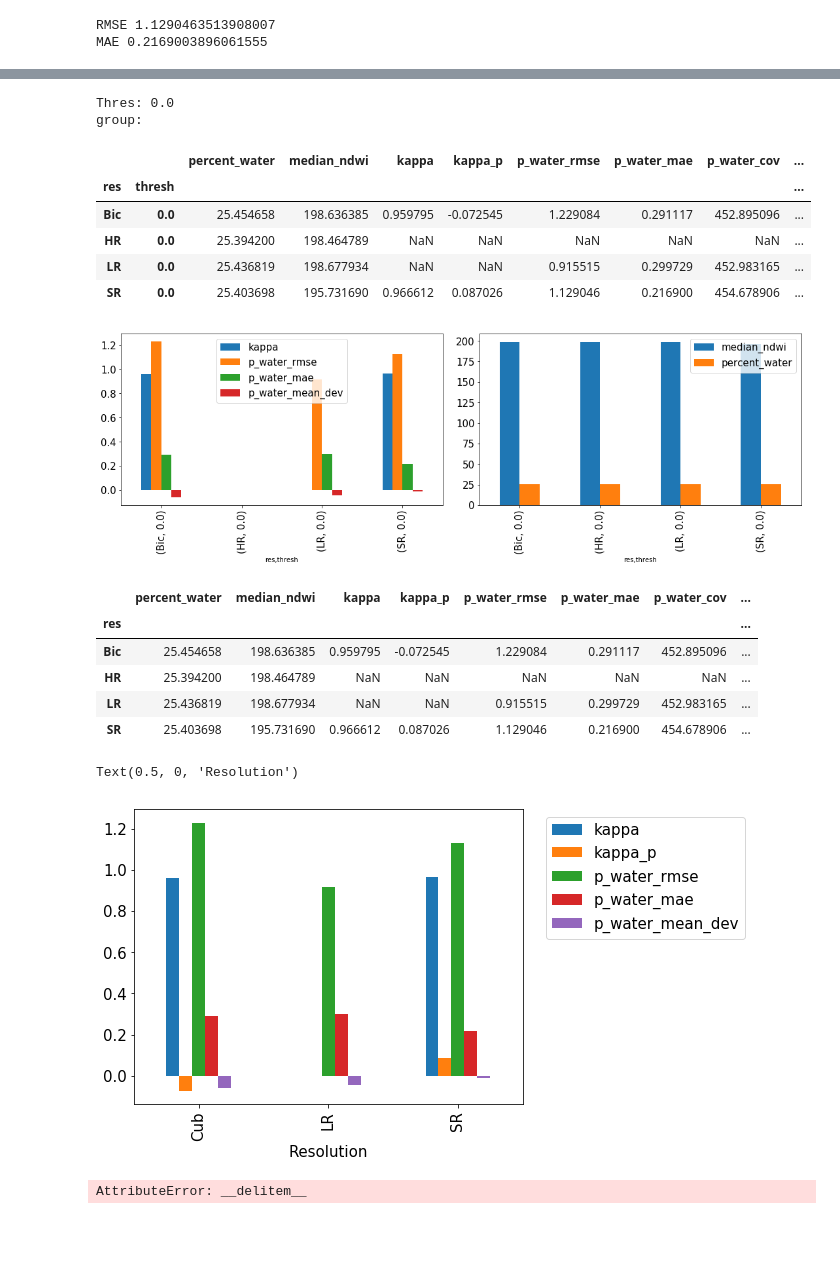
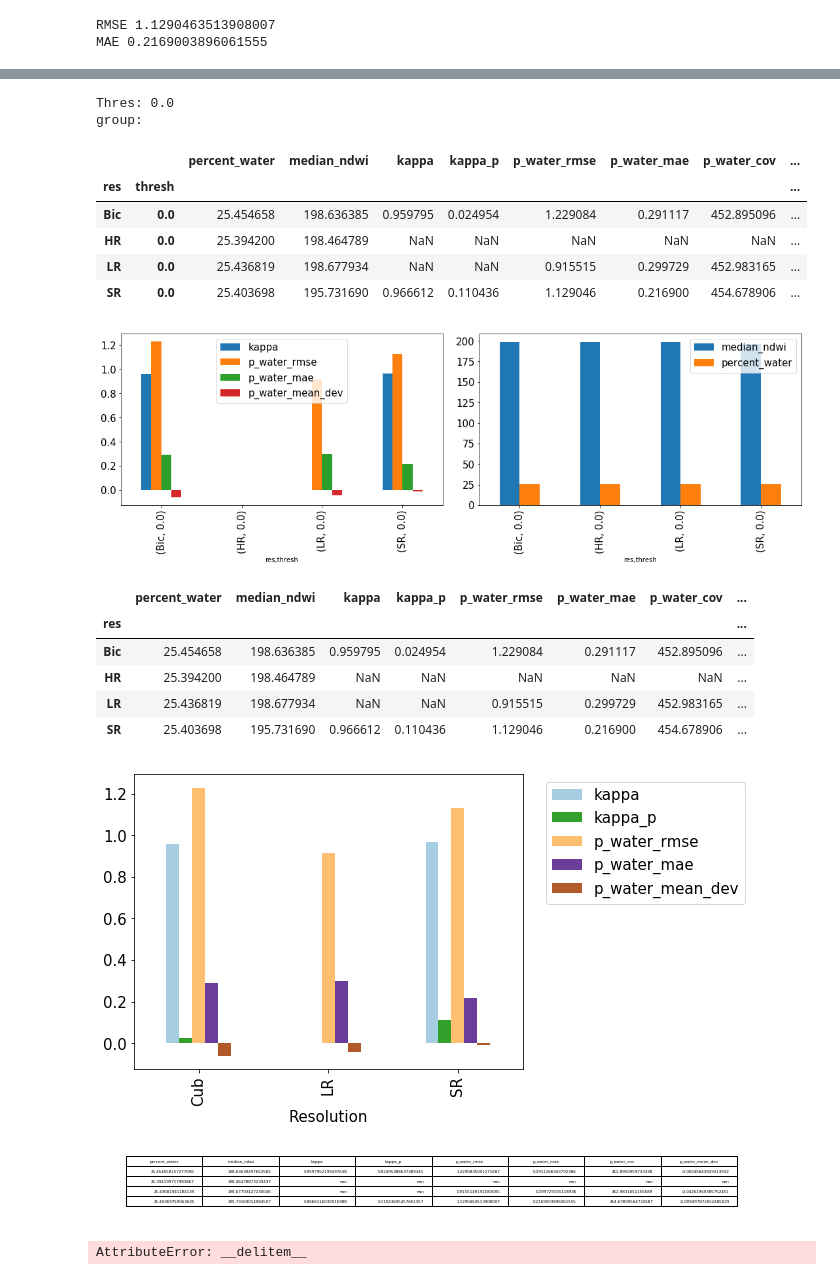
Before and after one commit to elezine/pixel-smasher, a Jupyter notebook: old_BasicSR/codes/notebooks/analysis_plots_v2.ipynb, the cells around one changed output, grey strips where cells are left out. Drawn from its saved outputs; the diff is of its cells as text; code cells hidden in the pictures; blank space fills up the shorter version.

Commit message:
updated working version of kappa prime! But need to change plots.

```diff
--- a/old_BasicSR/codes/notebooks/analysis_plots_v2.ipynb
+++ b/old_BasicSR/codes/notebooks/analysis_plots_v2.ipynb
@@ -17,6 +18,7 @@ pd.options.display.max_columns = 60
 # data_pth='/mnt/g/Planet/project_data/classification_stats_x10_local-masked_400000_tmp_1k.csv'
 data_pth='/home/ethan_kyzivat/code/pixel-smasher/classification_stats_x10_local-masked_400000_save.csv'
 
+plots_dir='/data_dir/other/figs'
 data=pd.read_csv(data_pth)
 del data['Unnamed: 0']
 data.head()
@@ -31,0 +40,14 @@ data.head()
+# %%
+## Set kappa prime values that are negative to zero to avoid biasing the averaging!
+# Avoiding chaining errors (here: https://pandas.pydata.org/pandas-docs/stable/user_guide/indexing.html#returning-a-view-versus-a-copy)
+# data_c=data.copy()
+'''
+Don't do:
+data['kappa_p2']=np.max(data['kappa_p'], data.thresh)
+data['kappa_p'][data.iloc[:,[8]]<0]=0
+data['kappa_p'][data['kappa_p']<0]=0
+'''
+zmask=data['kappa_p']<0
+zmask
+data.loc[zmask, 'kappa_p']=0
+data.head(30)
@@ -240,5 +213,5 @@ group1
 # %%
-# groupby, then plot
+# groupby, then plot (legacy)
 
 group11=group1.groupby(level='thresh', squeeze=True)
 
@@ -269,34 +242,43 @@ Thres: 0.0
 group:
 |  |  | percent_water | median_ndwi | kappa | kappa_p | p_water_rmse | p_water_mae | p_water_cov | ... |
 | res | thresh |  |  |  |  |  |  |  | ... |
-| Bic | 0.0 | 25.454658 | 198.636385 | 0.959795 | -0.072545 | 1.229084 | 0.291117 | 452.895096 | ... |
+| Bic | 0.0 | 25.454658 | 198.636385 | 0.959795 | 0.024954 | 1.229084 | 0.291117 | 452.895096 | ... |
 | HR | 0.0 | 25.394200 | 198.464789 | NaN | NaN | NaN | NaN | NaN | ... |
 | LR | 0.0 | 25.436819 | 198.677934 | NaN | NaN | 0.915515 | 0.299729 | 452.983165 | ... |
-| SR | 0.0 | 25.403698 | 195.731690 | 0.966612 | 0.087026 | 1.129046 | 0.216900 | 454.678906 | ... |
+| SR | 0.0 | 25.403698 | 195.731690 | 0.966612 | 0.110436 | 1.129046 | 0.216900 | 454.678906 | ... |
 [figure]
 # %%
 fs=15
 fig, ax1 = plt.subplots(figsize=(9,5), constrained_layout=True)
 # group1_plot=group1.iloc[[0,1,3]]
 group1_plot=group1.copy()
 group1_plot.reset_index(level=1,drop=True, inplace=True)
 display(group1_plot)
 # del group1_plot[2:3]
-group1_plot.iloc[[0,2,3]][['kappa','kappa_p','p_water_rmse','p_water_mae','p_water_mean_dev']].plot.bar(ax=ax1)
+group1_plot.iloc[[0,2,3]][['kappa','kappa_p','p_water_rmse','p_water_mae','p_water_mean_dev']].plot.bar(ax=ax1, cmap='Paired')
 # plt.xticks(range(4),['Cub','HR','LR','SR'], fontsize=fs)
 plt.xticks(range(3),['Cub','LR','SR'], fontsize=fs)
 plt.yticks(fontsize=fs)
 # ax2=ax1.twinx()
 # group1['percent_water'].plot.bar(ax=ax2)
 # ax1.legend(fontsize=fs, loc='outer right')
 ax1.legend(bbox_to_anchor=(1.04,1), loc="upper left", fontsize=fs)
 ax1.set_xlabel('Resolution', fontsize=fs)
+
+# savefig
+fig.savefig(os.path.join(plots_dir, 'plot_supp1.png'), dpi=300)
+
+# save table
+fig2, ax2 = plt.subplots(figsize=(9,1), constrained_layout=True)
+ax2.table(cellText=group1_plot.values, colLabels=group1_plot.columns, loc='center', fontsize=fs*2)
+ax2.set_axis_off()
+fig2.savefig(os.path.join(plots_dir, 'table_supp1.pdf'), bbox_inches='tight', dpi=300)
 # %% [output]
 |  | percent_water | median_ndwi | kappa | kappa_p | p_water_rmse | p_water_mae | p_water_cov | ... |
 | res |  |  |  |  |  |  |  | ... |
-| Bic | 25.454658 | 198.636385 | 0.959795 | -0.072545 | 1.229084 | 0.291117 | 452.895096 | ... |
+| Bic | 25.454658 | 198.636385 | 0.959795 | 0.024954 | 1.229084 | 0.291117 | 452.895096 | ... |
 | HR | 25.394200 | 198.464789 | NaN | NaN | NaN | NaN | NaN | ... |
 | LR | 25.436819 | 198.677934 | NaN | NaN | 0.915515 | 0.299729 | 452.983165 | ... |
-| SR | 25.403698 | 195.731690 | 0.966612 | 0.087026 | 1.129046 | 0.216900 | 454.678906 | ... |
+| SR | 25.403698 | 195.731690 | 0.966612 | 0.110436 | 1.129046 | 0.216900 | 454.678906 | ... |
-Text(0.5, 0, 'Resolution')
-[figure, old version]
+[figure, new version]
+[figure, added]
```
Also changed, not shown: parts of 32 cells of this notebook.
